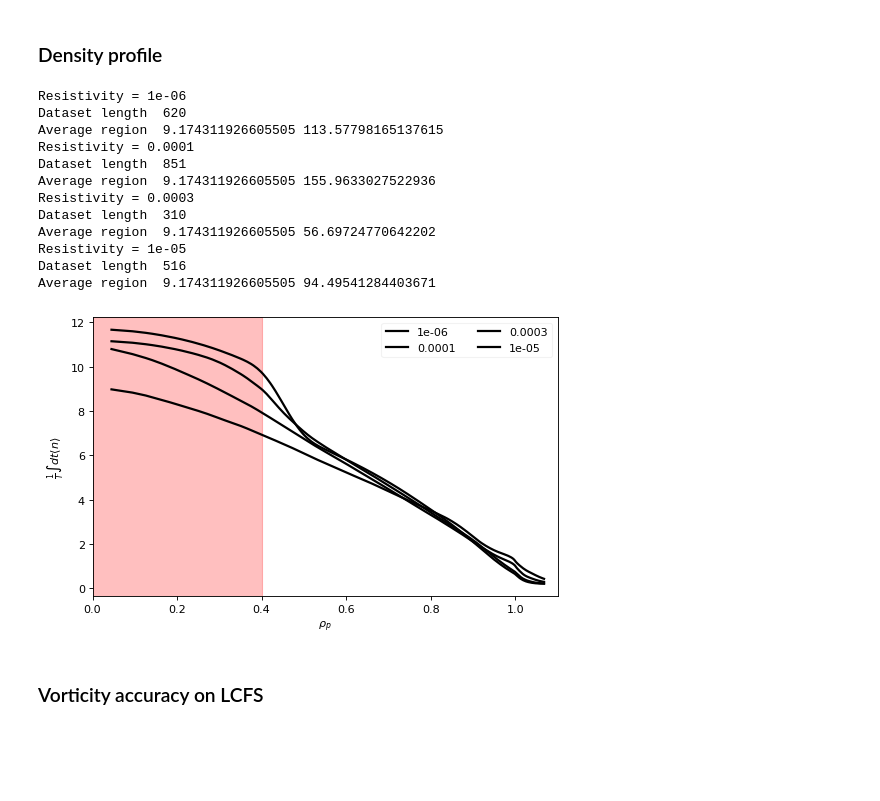
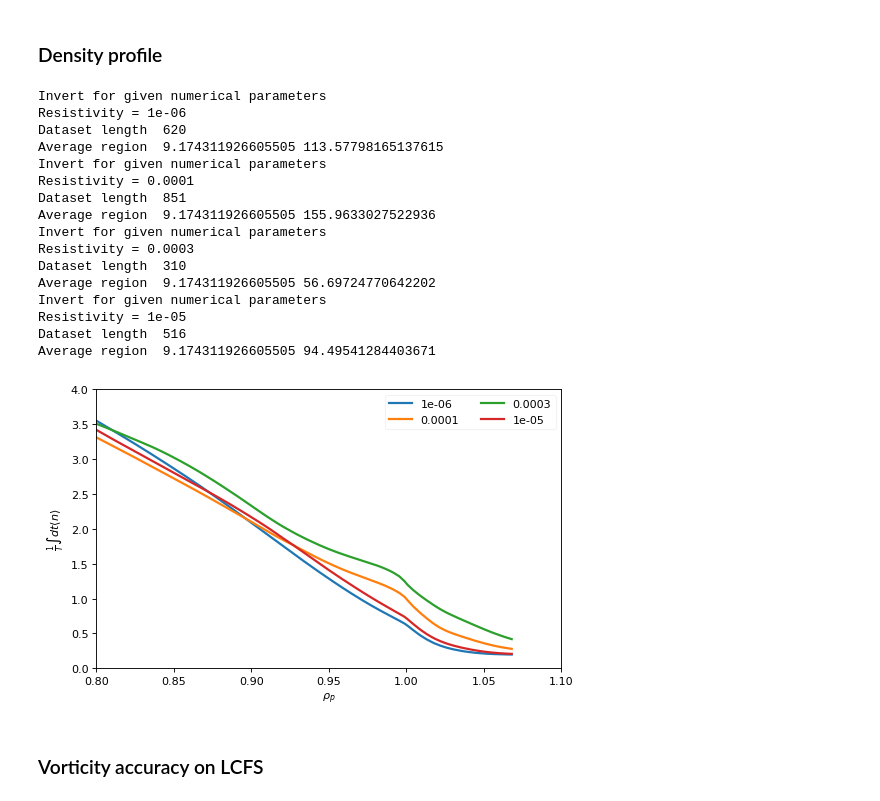
Before and after one commit to mwiesenberger/data-analysis-3d, a Jupyter notebook: Conservation.ipynb, the cells around one changed output. Drawn from its saved outputs; the diff is of its cells as text; code cells hidden in the pictures; blank space fills up the shorter version.

```diff
--- a/Conservation.ipynb
+++ b/Conservation.ipynb
@@ -106,7 +90,6 @@ content.append( full_content[6])
 # Observations:
 # - jvne is larger than perpendicular diffusion
 # - perpendicular diffusion is larger than parallel diffusion
-min_idx = 50
 resistivity = np.array([])
 confinement_time = np.array([])
 average_flux = np.array([])
@@ -138,8 +121,8 @@ for file in content :
     num = {"R_0" : pp["magnetic_field"]['params']["R_0"], **pp["physical"]}
     fp.numerical2physical( num, pp['physical'])
 #     print( pp["physical"])
-    timescale = fp.omega_0_inv(**pp['physical'])*1e3 # in ms
-    timescale = 1/num['R_0'] # R_0 / c_s
+#     timescale = fp.omega_0_inv(**params['physical'])*1e3 # in ms
+    timescale = 1/num['R_0']# in cs/R_0
 #     timescale = 1
     fluxscale = fp.c_s(**pp['physical'])*pp['physical']['n_0']
 
@@ -242,7 +222,10 @@ for file in content :
     time = np.asarray(dset['time'][:])
     timett = np.append(time, 2*time[len(time)-1] -time[len(time)-2]) # extrapolate
     deltat = np.diff(timett)
-
+    num = {"R_0" : params["magnetic_field"]['params']["R_0"], **params["physical"]}
+    fp.numerical2physical( num, params['physical'])
+#     timescale = fp.omega_0_inv(**params['physical'])*1e3 # in ms
+    timescale = 1/num['R_0']# in cs/R_0
     mass = np.asarray(dset.variables['electrons_ifs_lcfs'][:])
     masstt=np.append(np.zeros(1),mass, axis=0)
 
@@ -274,7 +257,6 @@ for file in content :
 #     plt.plot(time[min_idx:]*timescale,divjvnepar[min_idx:], color='g', marker='',
 #              ls='--', lw = 4, label="parallel")
 
-1
     dset.close()
 
     plt.xlabel(r"$t\ [c_s/R_0]$")
@@ -295,0 +390,12 @@ Average diff =  -46.208238751899366
+# %%
+print( "Resistivity ", resistivity)
+print( "Average flux ", average_flux)
+print( "Total flux ", total_flux)
+print( "Sigma flux ", sigma_flux)
+print( "Confinement time ", confinement_time)
+
+fig,ax=plt.subplots(1,1,figsize=(2*6,2*3.7),dpi= 80, facecolor='w', edgecolor='k')
+plt.plot(resistivity, confinement_time*1e-3, marker='x', ls='')
+ax.set_xscale('log')
+ax.set_yscale('log')
+plt.show()
@@ -362,6 +551,10 @@ for file in content :
     dset = create_merged_dataset( diag, file)
     params= json.loads(dset.inputfile)
     mass =np.asarray(dset.variables['electrons_fsa'][:,:])
+    num = {"R_0" : params["magnetic_field"]['params']["R_0"], **params["physical"]}
+    fp.numerical2physical( num, params['physical'])
+#     timescale = fp.omega_0_inv(**params['physical'])*1e3 # in ms
+    timescale = 1/num['R_0']# in cs/R_0
     time = np.asarray(dset.variables['time'][:])*timescale
     timett = np.append(2*time[len(time)-1] -time[len(time)-2], time ) # extrapolate
     deltat = np.diff(timett)
@@ -441,45 +638,51 @@ for file in content :
 
     density =dset.variables['electrons_fsa'][:]
     source = dset.variables['sne_tt_fsa'][:]
-
+    num = {"R_0" : params["magnetic_field"]['params']["R_0"], **params["physical"]}
+    fp.numerical2physical( num, params['physical'])
+#     timescale = fp.omega_0_inv(**params['physical'])*1e3 # in ms
+    timescale = 1/num['R_0']# in cs/R_0
     print(f'Resistivity = {params["physical"]["resistivity"]}')
     print( "Dataset length ", len(time))
     print( "Average region ", time[min_idx]*timescale, time[len(time)-1]*timescale)
     avg_density=density[min_idx:len(time)-1].mean(axis=0)
     avg_source = source.mean(axis=0)
-    plt.plot( rho_p, avg_density, color='k', ls='-', lw=2, label=f'{params["physical"]["resistivity"]}')
+    plt.plot( rho_p, avg_density, ls='-', lw=2, label=f'{params["physical"]["resistivity"]}')
     # plt.plot( rho_t, density[len(time)-1,:],color=v[0],ls='-', lw=2, label=v[1] )
     # plt.plot( rho_t, avg_source*1000,color=v[0],ls='-', lw=2, label=v[1] )
     # plt.plot( rho_t,   -psi_p*3+1, ls='--', color = 'k')
 #     plt.plot( rho_p,   -psi_p/2+1, ls='--', color = 'k')
     handles, labels = plt.gca().get_legend_handles_labels()
     plt.legend(handles, labels, loc='upper right',numpoints=1,ncol=2,
                    fontsize='medium',framealpha=0.25)
     dset.close()
 ax.axvspan(0, 0.4, alpha=0.25, color='red')
 
 plt.xlabel(r"$\rho_p$")
 # plt.xlabel(r"$\sqrt{\psi_p/\psi_{O}}$")
 
 plt.ylabel(r"$\frac{1}{T}\int dt \langle n\rangle$")
-plt.xlim(0,1.1)
-# plt.ylim(0,27)
-# plt.ylim(0,30000)
+plt.xlim(0.8,1.1)
+plt.ylim(0,4)
 plt.show(  )
 # %% [output]
+Invert for given numerical parameters
 Resistivity = 1e-06
 Dataset length  620
 Average region  9.174311926605505 113.57798165137615
+Invert for given numerical parameters
 Resistivity = 0.0001
 Dataset length  851
 Average region  9.174311926605505 155.9633027522936
+Invert for given numerical parameters
 Resistivity = 0.0003
 Dataset length  310
 Average region  9.174311926605505 56.69724770642202
+Invert for given numerical parameters
 Resistivity = 1e-05
 Dataset length  516
 Average region  9.174311926605505 94.49541284403671
-[figure, old version]
+[figure, new version]
 # %% [markdown]
 ### Vorticity accuracy on LCFS
 # %%
```
Also changed, not shown: parts of 22 cells of this notebook.
